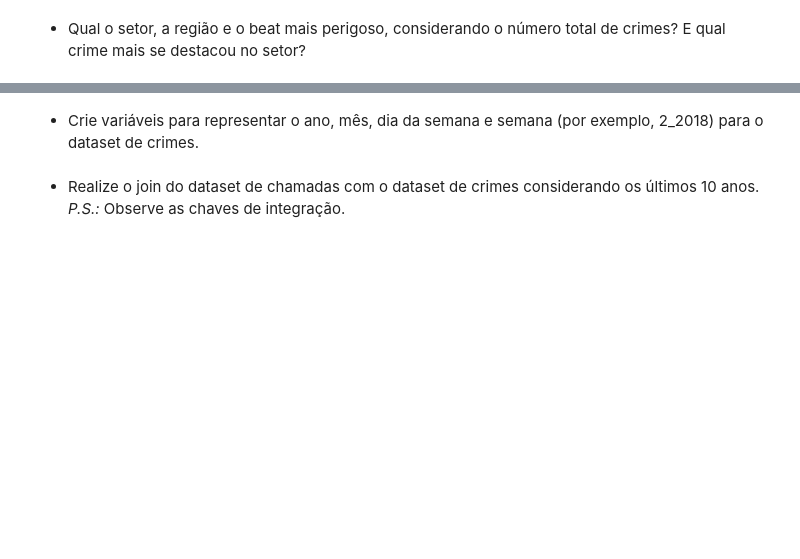
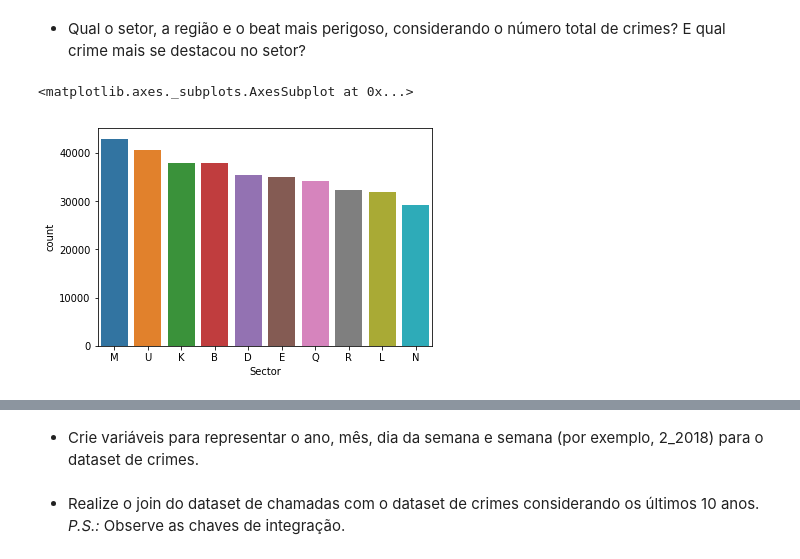
Before and after one commit to aurindo/programming_data_science, a Jupyter notebook: Prova - PDSDA.ipynb, the cells around one changed output, grey strips where cells are left out. Drawn from its saved outputs; the diff is of its cells as text; code cells hidden in the pictures; blank space fills up the shorter version.

```diff
--- a/Prova - PDSDA.ipynb
+++ b/Prova - PDSDA.ipynb
@@ -397,2 +422,12 @@ sns.countplot(x='year',data=dfCallByYears)
 # %% [markdown]
 * Qual o setor, a região e o beat mais perigoso, considerando o número total de crimes? E qual crime mais se destacou no setor?
+# %%
+dfCrime.head()
+
+sort = dfCrime['Sector'].value_counts().iloc[:10].index
+sns.countplot(x='Sector', data=dfCrime, order=sort)
+
+# Qual o setor considerando o número total de crimes? Resposta: M
+# %% [output]
+<matplotlib.axes._subplots.AxesSubplot at 0x...>
+[figure, added]
```
Also changed, not shown: parts of 13 cells of this notebook.
